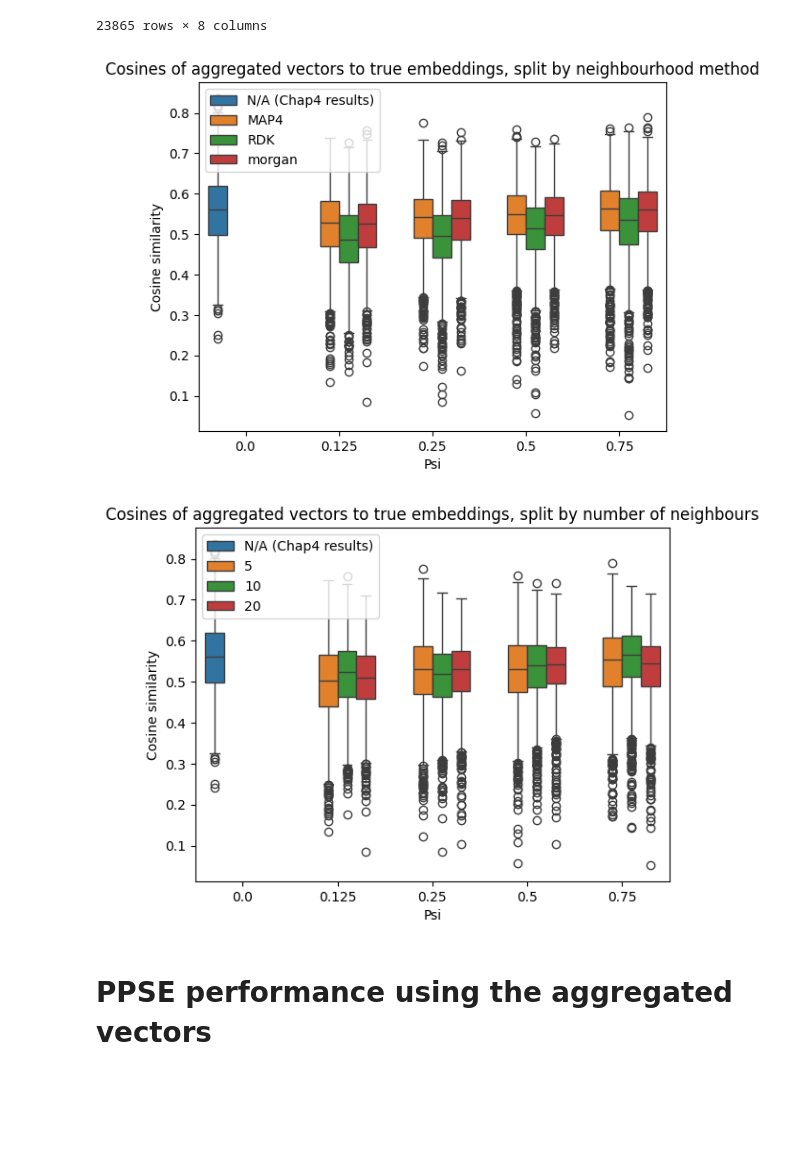
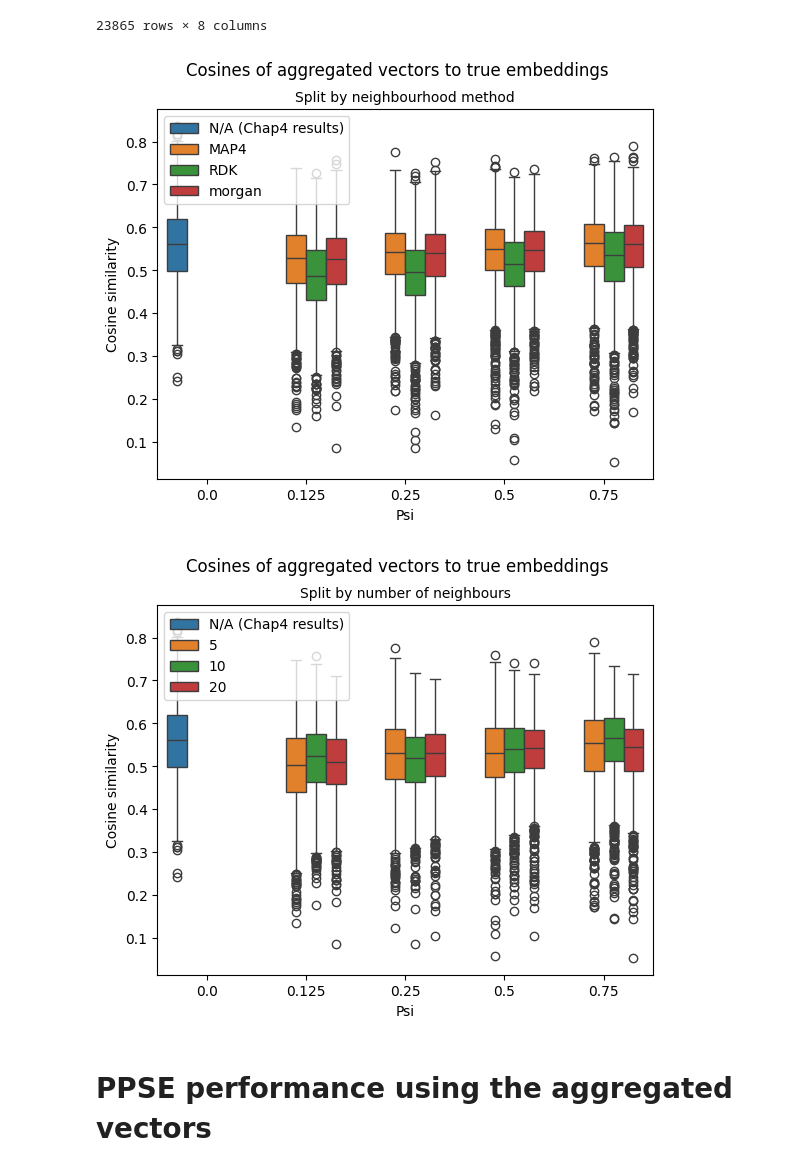
Before and after one commit to oliver-lloyd/Chapter5, a Jupyter notebook: analysis/1_general_assessment/viz/viz.ipynb, the cells around one changed output. Cells and saved outputs as stored; diff of their text form; code cells hidden in the pictures; blank space fills up the shorter version.

Commit message:
Updated figures

```diff
--- a/analysis/1_general_assessment/viz/viz.ipynb
+++ b/analysis/1_general_assessment/viz/viz.ipynb
@@ -155,23 +155,25 @@ cosines
 # %%
 plt.clf()
 sns.boxplot(cosines, x='psi', y='cosine_to_actual', hue='neighbourhood')
-plt.title('Cosines of aggregated vectors to true embeddings, split by neighbourhood method')
+plt.suptitle('Cosines of aggregated vectors to true embeddings')
+plt.title('Split by neighbourhood method', size=10)
 plt.xlabel('Psi')
 plt.ylabel('Cosine similarity')
 plt.legend()
-plt.savefig('cosines_vs_actual_by_neighbourhood.png')
+plt.savefig('cosines_vs_actual_by_neighbourhood.png', bbox_inches='tight')
 # %% [output]
-[figure, old version]
+[figure, new version]
 # %%
 plt.clf()
 sns.boxplot(cosines, x='psi', y='cosine_to_actual', hue='nearest_n')
-plt.title('Cosines of aggregated vectors to true embeddings, split by number of neighbours')
+plt.suptitle('Cosines of aggregated vectors to true embeddings')
+plt.title('Split by number of neighbours', size=10)
 plt.xlabel('Psi')
 plt.ylabel('Cosine similarity')
 plt.legend()
-plt.savefig('cosines_vs_actual_by_num_neighbours.png')
+plt.savefig('cosines_vs_actual_by_num_neighbours.png', bbox_inches='tight')
 # %% [output]
-[figure, old version]
+[figure, new version]
 # %% [markdown]
 # PPSE performance using the aggregated vectors
 # %%
```
Also changed, not shown: 2 other files.
